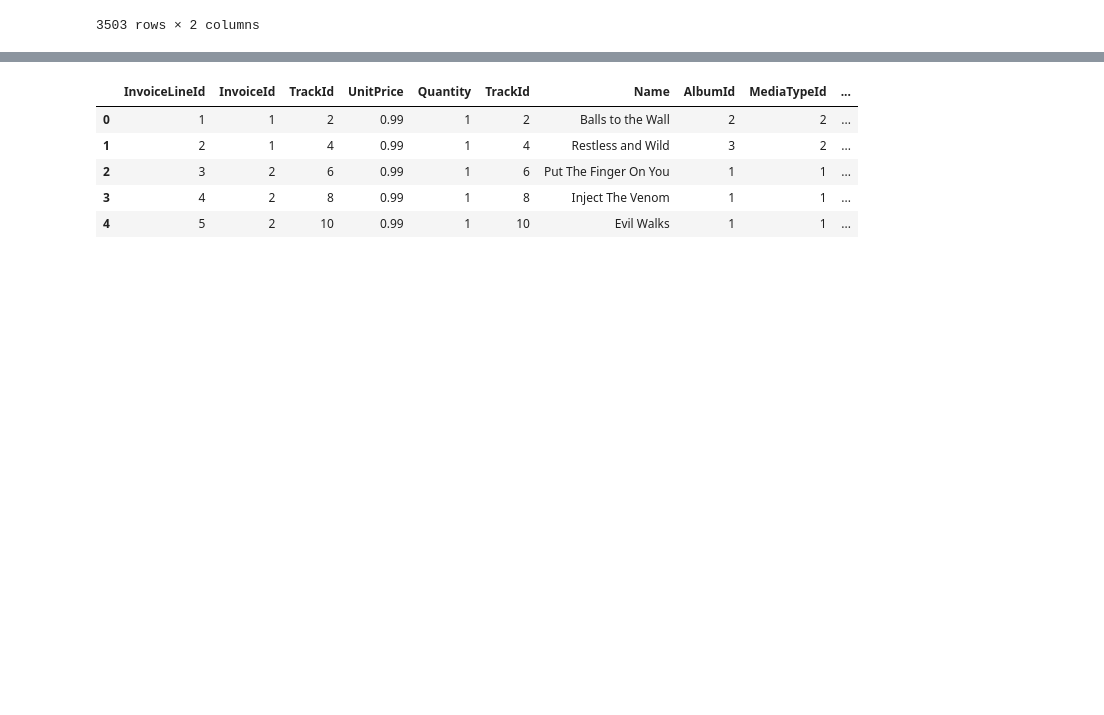
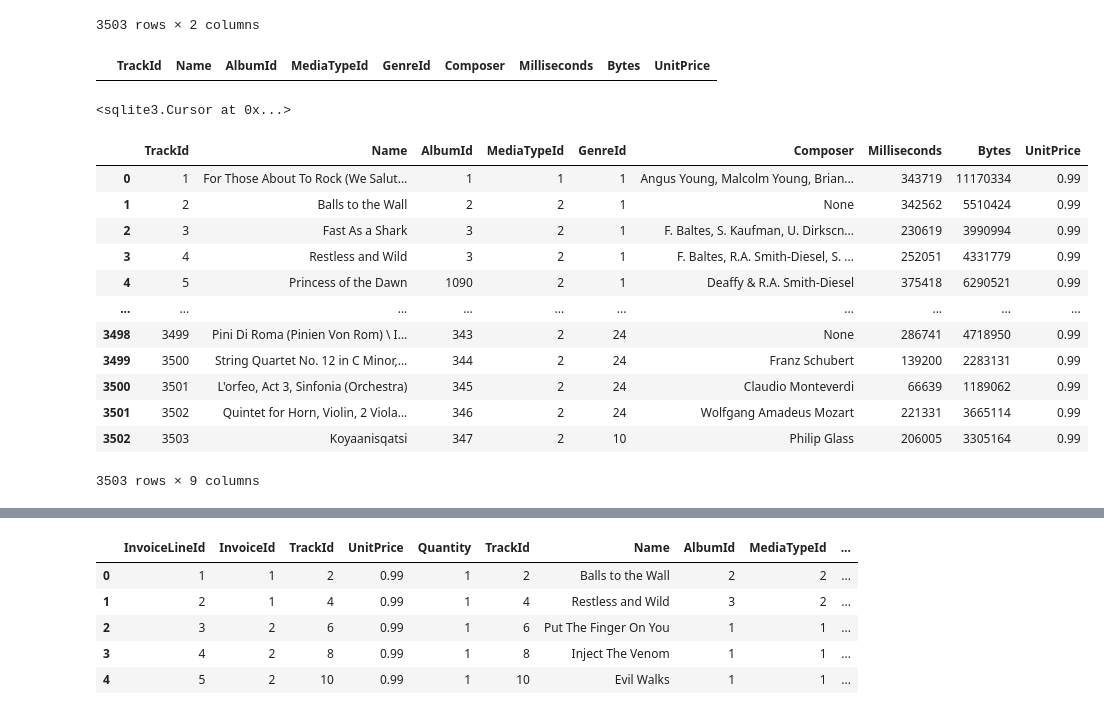
Before and after one commit to IraitzM/TheBridge_DSPT, a Jupyter notebook: 2-Data Analysis/6-Bases de datos/SQL/Teoria/0-SQL en Python.ipynb, the cells around one changed output, grey strips where cells are left out. Cells and saved outputs as stored; diff of their text form; code cells hidden in the pictures; blank space fills up the shorter version.

```diff
--- a/2-Data Analysis/6-Bases de datos/SQL/Teoria/0-SQL en Python.ipynb
+++ b/2-Data Analysis/6-Bases de datos/SQL/Teoria/0-SQL en Python.ipynb
@@ -503,6 +503,45 @@ sql_query(query)
 | 3501 | Quintet for Horn, Violin, 2 Viola... | 346 |
 | 3502 | Koyaanisqatsi | 347 |
 3503 rows × 2 columns
+# %%
+query = '''
+SELECT *
+FROM tracks
+WHERE albumid IS NULL
+'''
+
+sql_query(query)
+# %% [output]
+|  | TrackId | Name | AlbumId | MediaTypeId | GenreId | Composer | Milliseconds | Bytes | UnitPrice |
+# %%
+update = '''
+UPDATE tracks SET AlbumId = 1090 WHERE TrackId = 5
+'''
+
+crsr.execute(update)
+# %% [output]
+<sqlite3.Cursor at 0x...>
+# %%
+query = '''
+SELECT *
+FROM tracks
+'''
+
+sql_query(query)
+# %% [output]
+|  | TrackId | Name | AlbumId | MediaTypeId | GenreId | Composer | Milliseconds | Bytes | UnitPrice |
+| 0 | 1 | For Those About To Rock (We Salut... | 1 | 1 | 1 | Angus Young, Malcolm Young, Brian... | 343719 | 11170334 | 0.99 |
+| 1 | 2 | Balls to the Wall | 2 | 2 | 1 | None | 342562 | 5510424 | 0.99 |
+| 2 | 3 | Fast As a Shark | 3 | 2 | 1 | F. Baltes, S. Kaufman, U. Dirkscn... | 230619 | 3990994 | 0.99 |
+| 3 | 4 | Restless and Wild | 3 | 2 | 1 | F. Baltes, R.A. Smith-Diesel, S. ... | 252051 | 4331779 | 0.99 |
+| 4 | 5 | Princess of the Dawn | 1090 | 2 | 1 | Deaffy & R.A. Smith-Diesel | 375418 | 6290521 | 0.99 |
+| ... | ... | ... | ... | ... | ... | ... | ... | ... | ... |
+| 3498 | 3499 | Pini Di Roma (Pinien Von Rom) \ I... | 343 | 2 | 24 | None | 286741 | 4718950 | 0.99 |
+| 3499 | 3500 | String Quartet No. 12 in C Minor,... | 344 | 2 | 24 | Franz Schubert | 139200 | 2283131 | 0.99 |
+| 3500 | 3501 | L'orfeo, Act 3, Sinfonia (Orchestra) | 345 | 2 | 24 | Claudio Monteverdi | 66639 | 1189062 | 0.99 |
+| 3501 | 3502 | Quintet for Horn, Violin, 2 Viola... | 346 | 2 | 24 | Wolfgang Amadeus Mozart | 221331 | 3665114 | 0.99 |
+| 3502 | 3503 | Koyaanisqatsi | 347 | 2 | 10 | Philip Glass | 206005 | 3305164 | 0.99 |
+3503 rows × 9 columns
 # %%
 #LEFT JOIN
 query = '''
```
Also changed, not shown: parts of 2 cells of this notebook.
